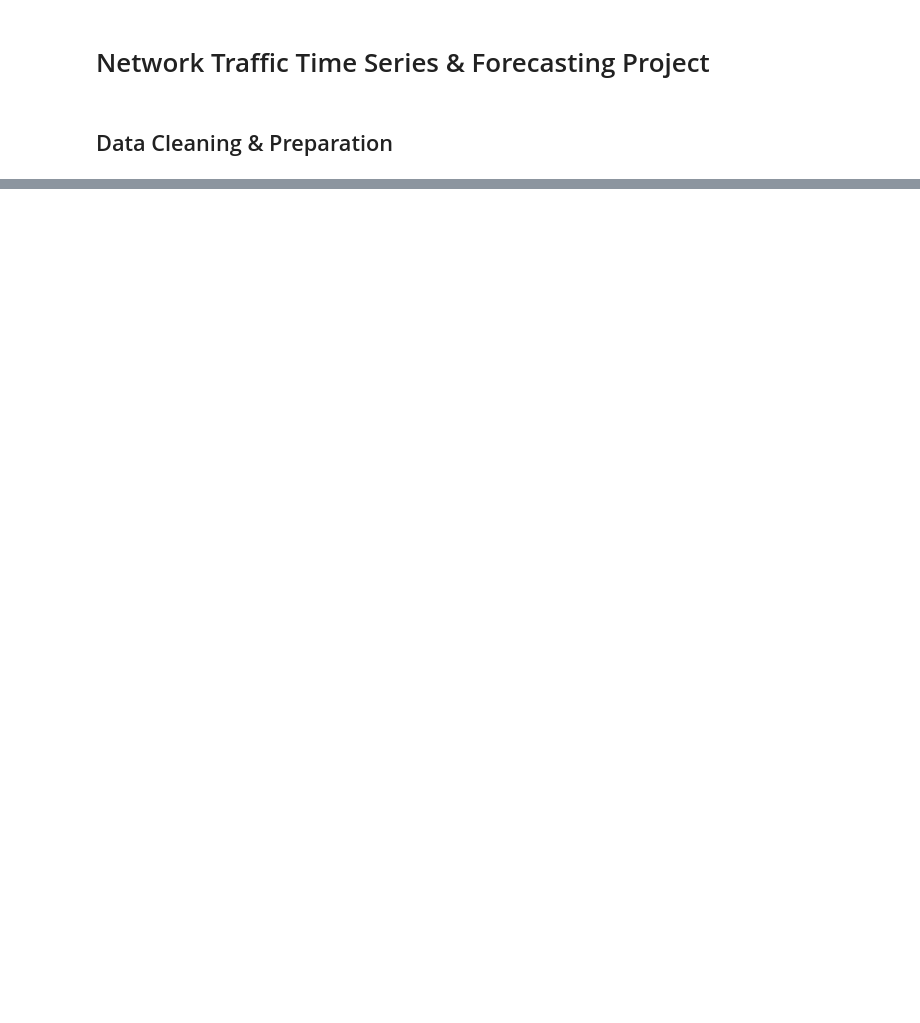
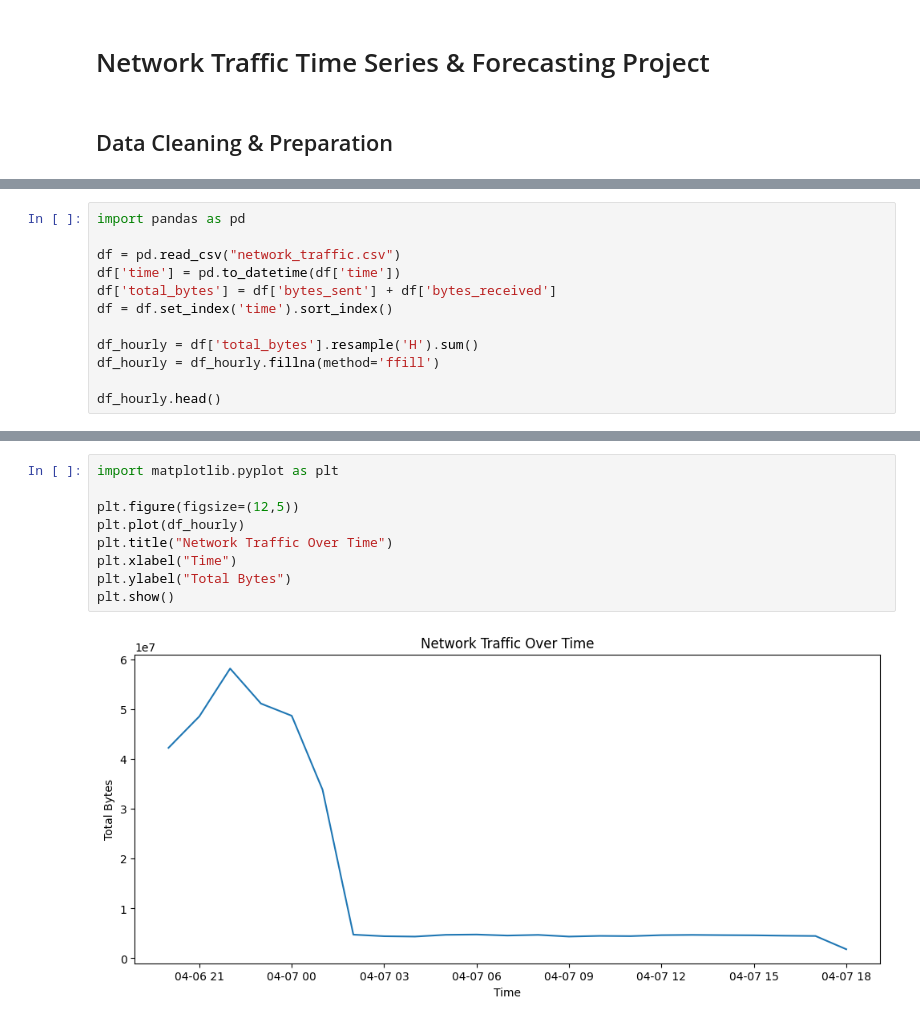
Before and after one commit to markchweya/Time-Series-Analysis-Project, a Jupyter notebook: network_time_series_project.ipynb, the cells around one changed output, grey strips where cells are left out. Saved outputs shown, nothing was run; the diff lists cells and outputs as text; blank space fills up the shorter version.

```diff
--- a/network_time_series_project.ipynb
+++ b/network_time_series_project.ipynb
@@ -37,0 +68,12 @@ ModuleNotFoundError: No module named 'pandas'
+# %%
+import pandas as pd
+
+df = pd.read_csv("network_traffic.csv")
+df['time'] = pd.to_datetime(df['time'])
+df['total_bytes'] = df['bytes_sent'] + df['bytes_received']
+df = df.set_index('time').sort_index()
+
+df_hourly = df['total_bytes'].resample('H').sum()
+df_hourly = df_hourly.fillna(method='ffill')
+
+df_hourly.head()
@@ -37,0 +129,11 @@ ModuleNotFoundError: No module named 'pandas'
+# %%
+import matplotlib.pyplot as plt
+
+plt.figure(figsize=(12,5))
+plt.plot(df_hourly)
+plt.title("Network Traffic Over Time")
+plt.xlabel("Time")
+plt.ylabel("Total Bytes")
+plt.show()
+# %% [output]
+[figure, added]
```
Also changed, not shown: parts of 12 cells of this notebook, 3 other files.
